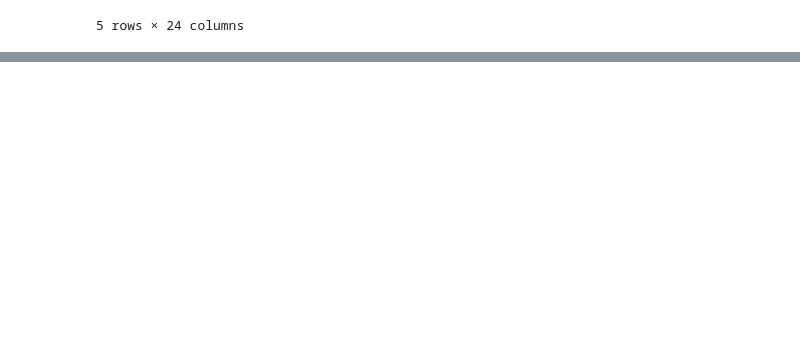
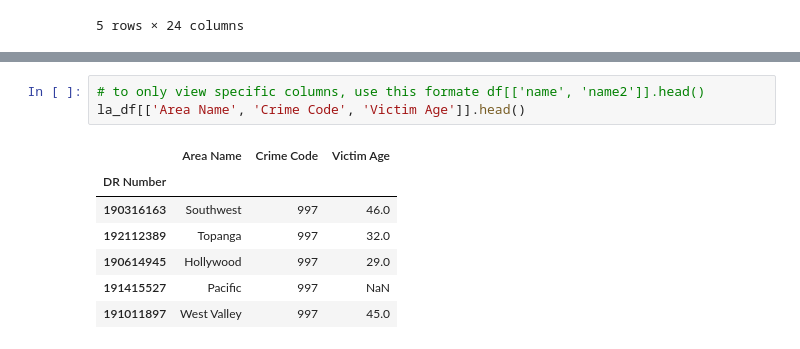
Before and after one commit to masoodaqaim/la_traffic_learning_altair, a Jupyter notebook: la_traffic.ipynb, the cells around one changed output, grey strips where cells are left out. Drawn from its saved outputs; the diff is of its cells as text; blank space fills up the shorter version.

```diff
--- a/la_traffic.ipynb
+++ b/la_traffic.ipynb
@@ -51,0 +61,11 @@ memory usage: 87.8+ MB
+# %%
+# to only view specific columns, use this formate df[['name', 'name2']].head()
+la_df[['Area Name', 'Crime Code', 'Victim Age']].head()
+# %% [output]
+|  | Area Name | Crime Code | Victim Age |
+| DR Number |  |  |  |
+| 190316163 | Southwest | 997 | 46.0 |
+| 192112389 | Topanga | 997 | 32.0 |
+| 190614945 | Hollywood | 997 | 29.0 |
+| 191415527 | Pacific | 997 | NaN |
+| 191011897 | West Valley | 997 | 45.0 |
```
Also changed, not shown: parts of 9 cells of this notebook.
